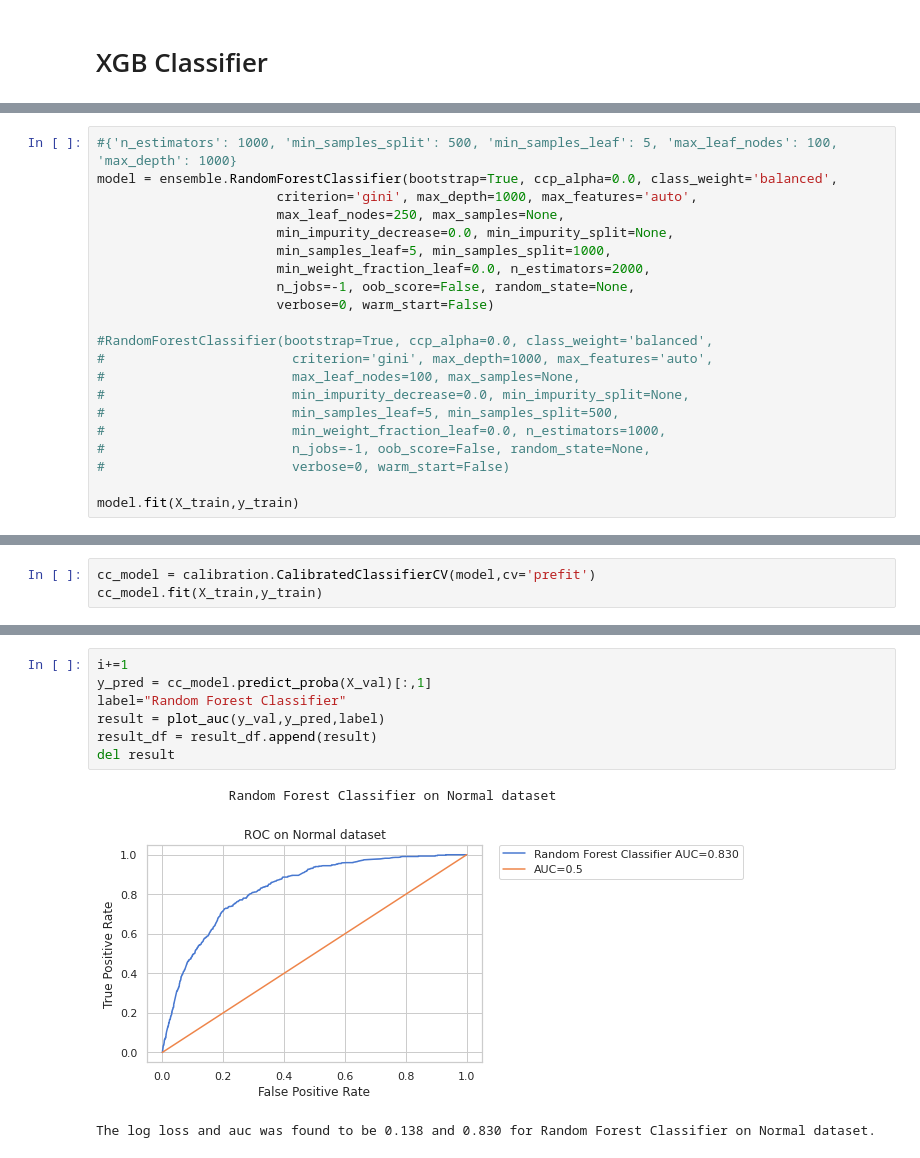
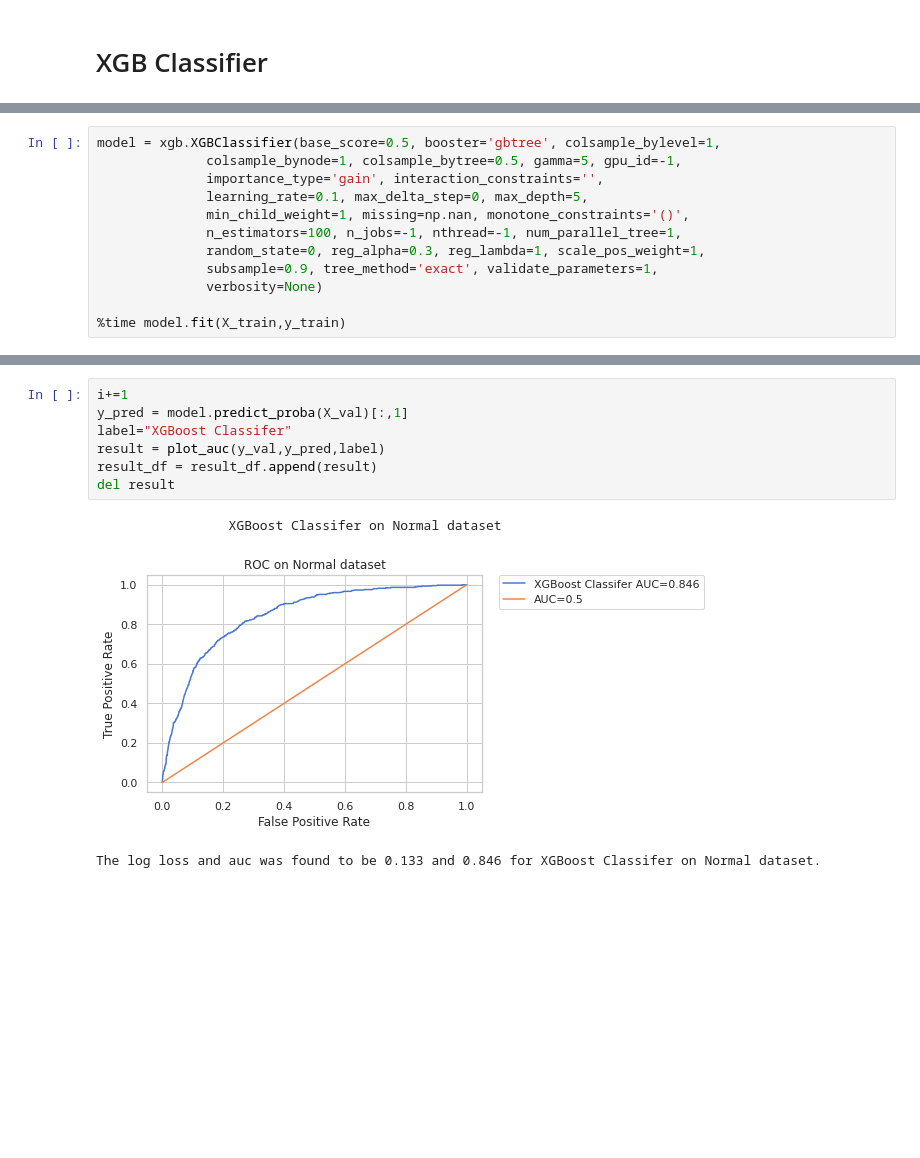
Before and after one commit to agno-nymous/Santander-Customer-Satisfaction, a Jupyter notebook: Modelling_Normal.ipynb, the cells around one changed output, grey strips where cells are left out. Drawn from its saved outputs; the diff is of its cells as text; blank space fills up the shorter version.

```diff
--- a/Modelling_Normal.ipynb
+++ b/Modelling_Normal.ipynb
@@ -360,21 +333,0 @@ Fitting 3 folds for each of 10 candidates, totalling 30 fits
-# %%
-#{'n_estimators': 1000, 'min_samples_split': 500, 'min_samples_leaf': 5, 'max_leaf_nodes': 100, 'max_depth': 1000}
-model = ensemble.RandomForestClassifier(bootstrap=True, ccp_alpha=0.0, class_weight='balanced',
-                       criterion='gini', max_depth=1000, max_features='auto',
-                       max_leaf_nodes=250, max_samples=None,
-                       min_impurity_decrease=0.0, min_impurity_split=None,
-                       min_samples_leaf=5, min_samples_split=1000,
-                       min_weight_fraction_leaf=0.0, n_estimators=2000,
-                       n_jobs=-1, oob_score=False, random_state=None,
-                       verbose=0, warm_start=False)
-
-#RandomForestClassifier(bootstrap=True, ccp_alpha=0.0, class_weight='balanced',
-#                        criterion='gini', max_depth=1000, max_features='auto',
-#                        max_leaf_nodes=100, max_samples=None,
-#                        min_impurity_decrease=0.0, min_impurity_split=None,
-#                        min_samples_leaf=5, min_samples_split=500,
-#                        min_weight_fraction_leaf=0.0, n_estimators=1000,
-#                        n_jobs=-1, oob_score=False, random_state=None,
-#                        verbose=0, warm_start=False)
-
-model.fit(X_train,y_train)
@@ -390,3 +333,0 @@ RandomForestClassifier(bootstrap=True, ccp_alpha=0.0, class_weight='balanced',
-# %%
-cc_model = calibration.CalibratedClassifierCV(model,cv='prefit')
-cc_model.fit(X_train,y_train)
@@ -413,0 +383,12 @@ CalibratedClassifierCV(base_estimator=RandomForestClassifier(bootstrap=True,
+# %%
+model = xgb.XGBClassifier(base_score=0.5, booster='gbtree', colsample_bylevel=1,
+              colsample_bynode=1, colsample_bytree=0.5, gamma=5, gpu_id=-1,
+              importance_type='gain', interaction_constraints='',
+              learning_rate=0.1, max_delta_step=0, max_depth=5,
+              min_child_weight=1, missing=np.nan, monotone_constraints='()',
+              n_estimators=100, n_jobs=-1, nthread=-1, num_parallel_tree=1,
+              random_state=0, reg_alpha=0.3, reg_lambda=1, scale_pos_weight=1,
+              subsample=0.9, tree_method='exact', validate_parameters=1,
+              verbosity=None)
+
+%time model.fit(X_train,y_train)
@@ -414,14 +407,14 @@ CalibratedClassifierCV(base_estimator=RandomForestClassifier(bootstrap=True,
 # %%
 i+=1
-y_pred = cc_model.predict_proba(X_val)[:,1]
-label="Random Forest Classifier"
+y_pred = model.predict_proba(X_val)[:,1]
+label="XGBoost Classifer"
 result = plot_auc(y_val,y_pred,label)
 result_df = result_df.append(result)
 del result
 # %% [output]
-                 Random Forest Classifier on Normal dataset
+                 XGBoost Classifer on Normal dataset
-[figure, old version]
+[figure, new version]
-The log loss and auc was found to be 0.138 and 0.830 for Random Forest Classifier on Normal dataset.
+The log loss and auc was found to be 0.133 and 0.846 for XGBoost Classifer on Normal dataset.
 # %%
 result_df
 # %% [output]
```
Also changed, not shown: parts of 11 cells of this notebook.
